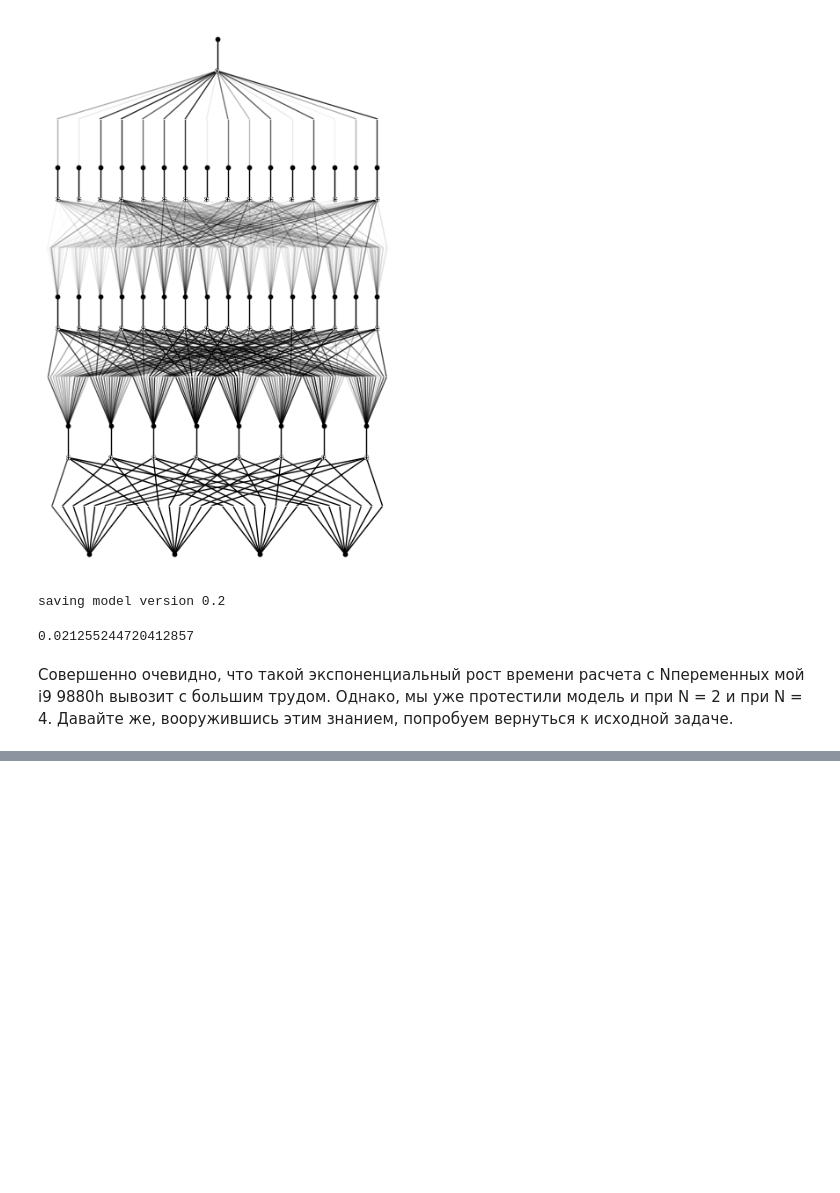
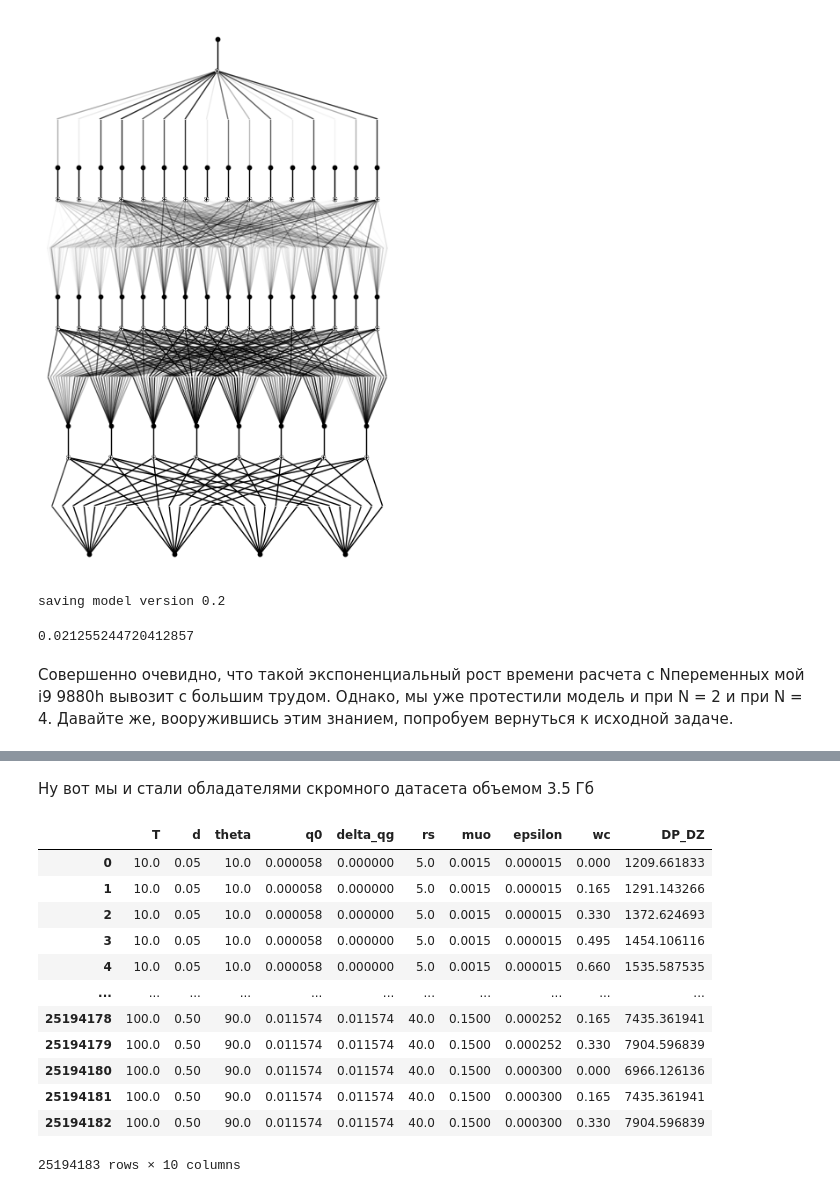
Before and after one commit to sawysockii/Pytorch-KAN-study, a Jupyter notebook: pytorch_KAN.ipynb, the cells around one changed output, grey strips where cells are left out. Cells and saved outputs as stored; diff of their text form; code cells hidden in the pictures; blank space fills up the shorter version.

```diff
--- a/pytorch_KAN.ipynb
+++ b/pytorch_KAN.ipynb
@@ -1172,0 +1157,21 @@ KeyboardInterrupt:
+# %% [markdown]
+Ну вот мы и стали обладателями скромного датасета объемом 3.5 Гб
+# %%
+data = pd.read_csv('data.csv')
+data.drop('Unnamed: 0', axis=1, inplace = True)
+# %%
+data
+# %% [output]
+|  | T | d | theta | q0 | delta_qg | rs | muo | epsilon | wc | DP_DZ |
+| 0 | 10.0 | 0.05 | 10.0 | 0.000058 | 0.000000 | 5.0 | 0.0015 | 0.000015 | 0.000 | 1209.661833 |
+| 1 | 10.0 | 0.05 | 10.0 | 0.000058 | 0.000000 | 5.0 | 0.0015 | 0.000015 | 0.165 | 1291.143266 |
+| 2 | 10.0 | 0.05 | 10.0 | 0.000058 | 0.000000 | 5.0 | 0.0015 | 0.000015 | 0.330 | 1372.624693 |
+| 3 | 10.0 | 0.05 | 10.0 | 0.000058 | 0.000000 | 5.0 | 0.0015 | 0.000015 | 0.495 | 1454.106116 |
+| 4 | 10.0 | 0.05 | 10.0 | 0.000058 | 0.000000 | 5.0 | 0.0015 | 0.000015 | 0.660 | 1535.587535 |
+| ... | ... | ... | ... | ... | ... | ... | ... | ... | ... | ... |
+| 25194178 | 100.0 | 0.50 | 90.0 | 0.011574 | 0.011574 | 40.0 | 0.1500 | 0.000252 | 0.165 | 7435.361941 |
+| 25194179 | 100.0 | 0.50 | 90.0 | 0.011574 | 0.011574 | 40.0 | 0.1500 | 0.000252 | 0.330 | 7904.596839 |
+| 25194180 | 100.0 | 0.50 | 90.0 | 0.011574 | 0.011574 | 40.0 | 0.1500 | 0.000300 | 0.000 | 6966.126136 |
+| 25194181 | 100.0 | 0.50 | 90.0 | 0.011574 | 0.011574 | 40.0 | 0.1500 | 0.000300 | 0.165 | 7435.361941 |
+| 25194182 | 100.0 | 0.50 | 90.0 | 0.011574 | 0.011574 | 40.0 | 0.1500 | 0.000300 | 0.330 | 7904.596839 |
+25194183 rows × 10 columns
```
Also changed, not shown: parts of 13 cells of this notebook.
